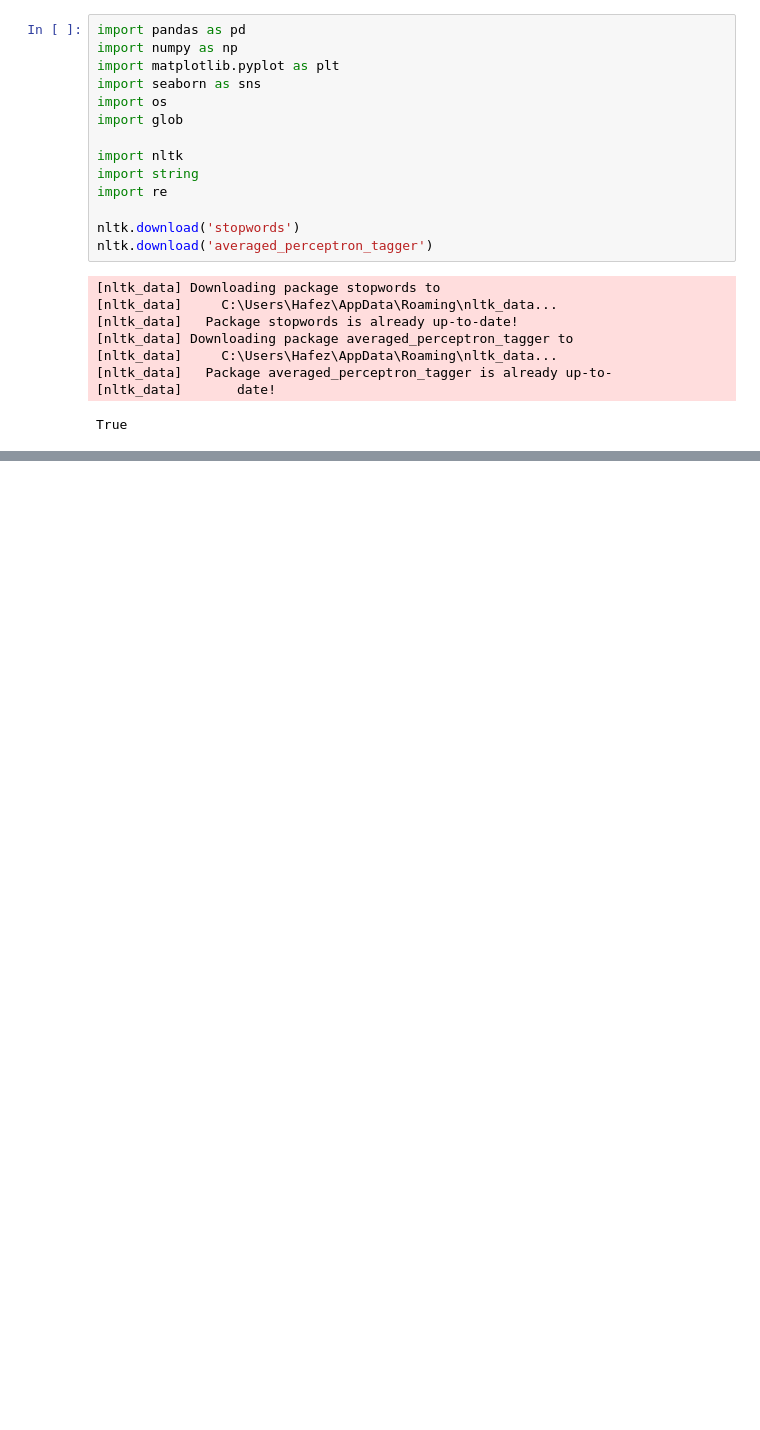
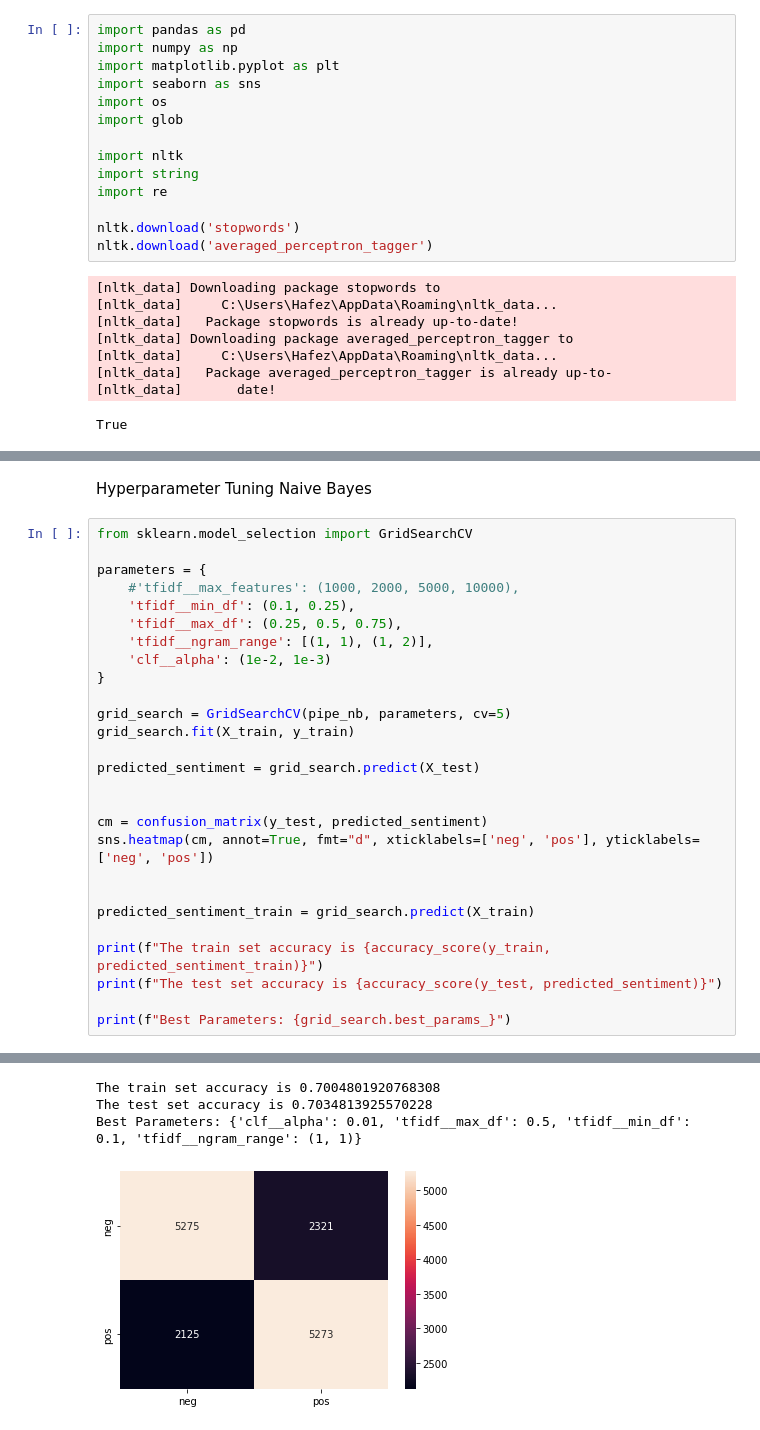
Before and after one commit to christesont/cs4448_finalproject, a Jupyter notebook: cs4448_finalproject.ipynb, the cells around one changed output, grey strips where cells are left out. Cells and saved outputs as stored; diff of their text form; blank space fills up the shorter version.

```diff
--- a/cs4448_finalproject.ipynb
+++ b/cs4448_finalproject.ipynb
@@ -103,0 +191,30 @@ df.to_pickle('reviews.pkl')
+# %% [markdown]
+Hyperparameter Tuning Naive Bayes
+# %%
+from sklearn.model_selection import GridSearchCV
+
+parameters = {
+    #'tfidf__max_features': (1000, 2000, 5000, 10000),
+    'tfidf__min_df': (0.1, 0.25),
+    'tfidf__max_df': (0.25, 0.5, 0.75),
+    'tfidf__ngram_range': [(1, 1), (1, 2)],
+    'clf__alpha': (1e-2, 1e-3)
+}
+
+grid_search = GridSearchCV(pipe_nb, parameters, cv=5)
+grid_search.fit(X_train, y_train)
+
+predicted_sentiment = grid_search.predict(X_test)
+
+
+cm = confusion_matrix(y_test, predicted_sentiment)
+sns.heatmap(cm, annot=True, fmt="d", xticklabels=['neg', 'pos'], yticklabels=['neg', 'pos'])
+
+
+predicted_sentiment_train = grid_search.predict(X_train)
+
+print(f"The train set accuracy is {accuracy_score(y_train, predicted_sentiment_train)}")
+print(f"The test set accuracy is {accuracy_score(y_test, predicted_sentiment)}")
+
+print(f"Best Parameters: {grid_search.best_params_}")
+# %% [output]
@@ -103,0 +238,4 @@ df.to_pickle('reviews.pkl')
+The train set accuracy is 0.7004801920768308
+The test set accuracy is 0.7034813925570228
+Best Parameters: {'clf__alpha': 0.01, 'tfidf__max_df': 0.5, 'tfidf__min_df': 0.1, 'tfidf__ngram_range': (1, 1)}
+[figure, added]
```
Also changed, not shown: parts of 19 cells of this notebook.
